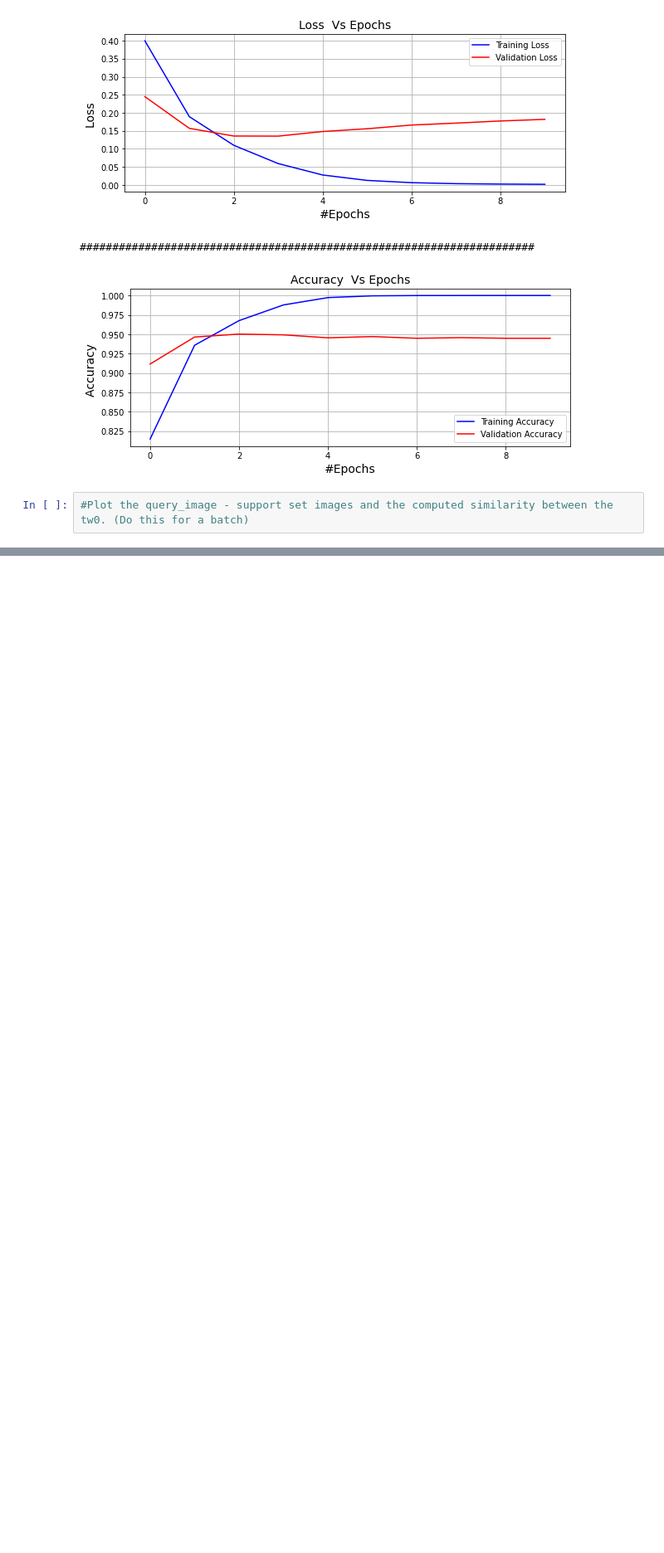
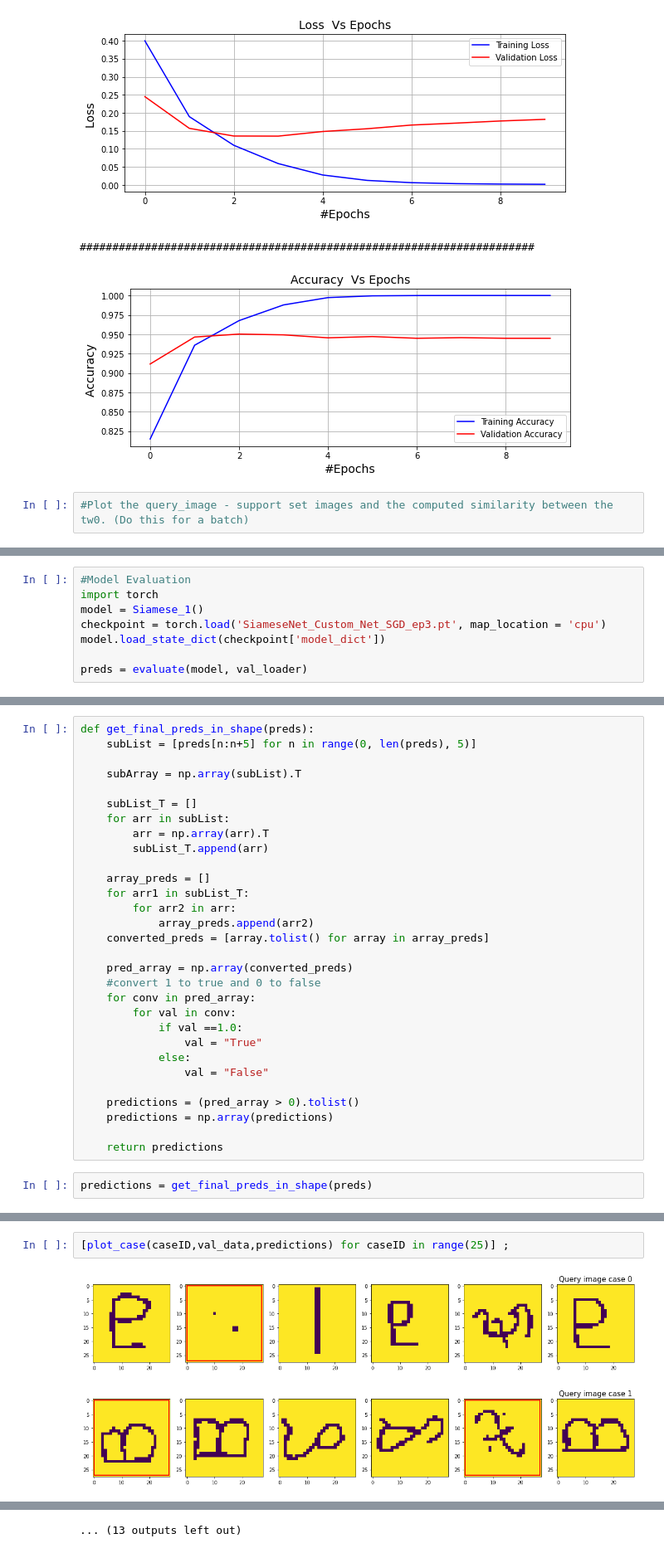
Before and after one commit to a-moharil/2AMM10-Group7, a Jupyter notebook: final_implementation/Assignment_1_Final.ipynb, the cells around one changed output, grey strips where cells are left out. Shown at 83% size. Drawn from its saved outputs; the diff is of its cells as text; blank space fills up the shorter version.

Commit message:
Performed Evaluation

```diff
--- a/final_implementation/Assignment_1_Final.ipynb
+++ b/final_implementation/Assignment_1_Final.ipynb
@@ -510,0 +546,8 @@ float("Inf")
+# %%
+#Model Evaluation
+import torch
+model = Siamese_1()
+checkpoint = torch.load('SiameseNet_Custom_Net_SGD_ep3.pt', map_location = 'cpu')
+model.load_state_dict(checkpoint['model_dict'])
+
+preds = evaluate(model, val_loader)
@@ -510,0 +572,32 @@ float("Inf")
+# %%
+def get_final_preds_in_shape(preds):
+    subList = [preds[n:n+5] for n in range(0, len(preds), 5)]
+
+    subArray = np.array(subList).T
+
+    subList_T = []
+    for arr in subList:
+        arr = np.array(arr).T
+        subList_T.append(arr)
+
+    array_preds = []
+    for arr1 in subList_T:
+        for arr2 in arr:
+            array_preds.append(arr2)
+    converted_preds = [array.tolist() for array in array_preds]
+
+    pred_array = np.array(converted_preds)
+    #convert 1 to true and 0 to false
+    for conv in pred_array:
+        for val in conv:
+            if val ==1.0:
+                val = "True"
+            else:
+                val = "False"
+
+    predictions = (pred_array > 0).tolist()
+    predictions = np.array(predictions)
+
+    return predictions
+# %%
+predictions = get_final_preds_in_shape(preds)
@@ -510,0 +610,5 @@ float("Inf")
+# %%
+[plot_case(caseID,val_data,predictions) for caseID in range(25)] ;
+# %% [output]
+[figure, added]
+[figure, added]
@@ -510,0 +625 @@ float("Inf")
+... (13 outputs left out)
```
Also changed, not shown: parts of 8 cells of this notebook, 2 other files.
